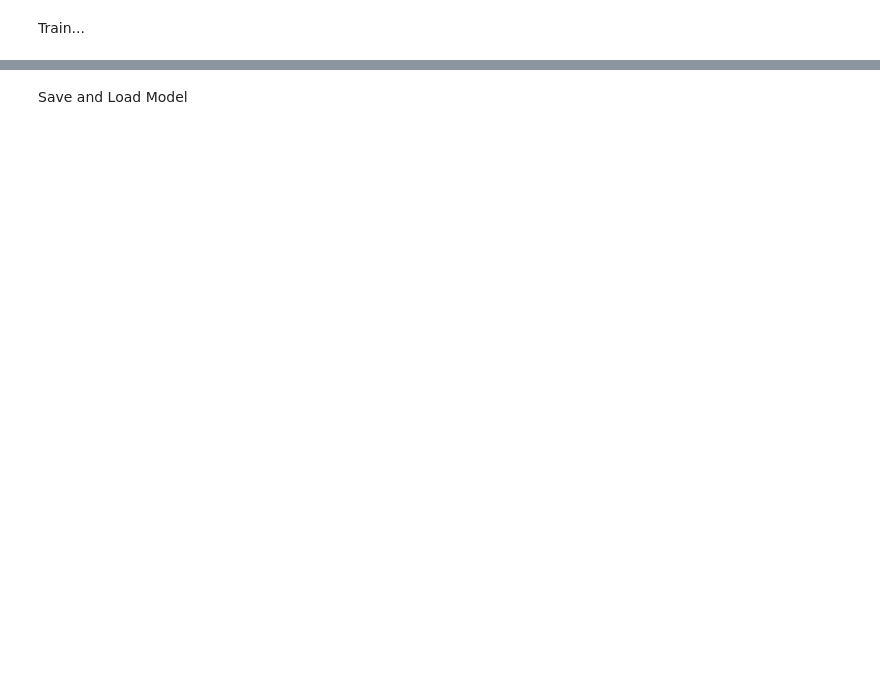
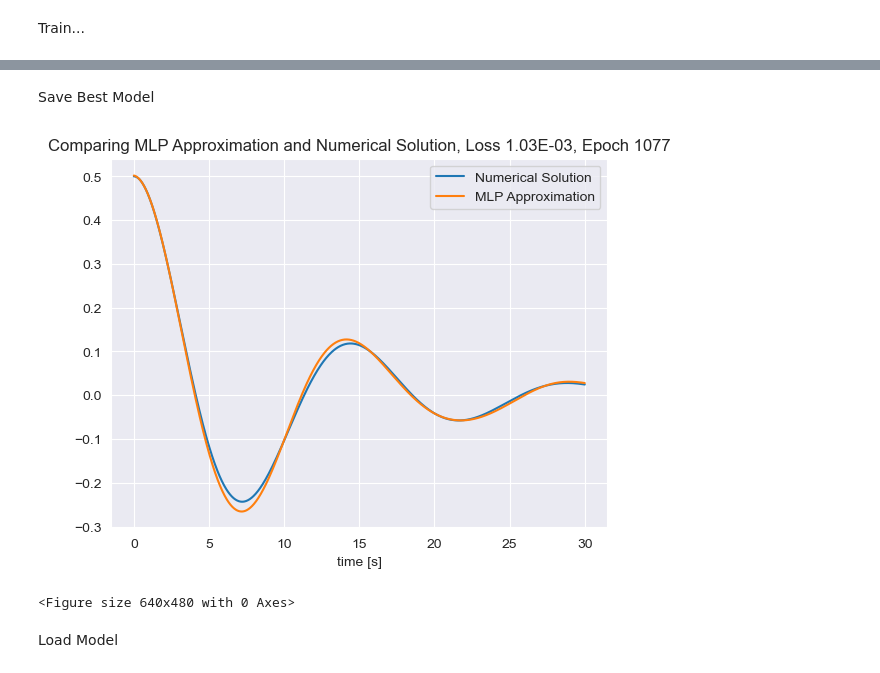
Before and after one commit to RoshenS/PINNs, a Jupyter notebook: PINN temp code.ipynb, the cells around one changed output, grey strips where cells are left out. Saved outputs shown, nothing was run; the diff lists cells and outputs as text; code cells hidden in the pictures; blank space fills up the shorter version.

```diff
--- a/PINN temp code.ipynb
+++ b/PINN temp code.ipynb
@@ -351,4 +383,21 @@ Finished epoch 5000, latest loss 2.61E-03
 <Figure size 640x480 with 0 Axes>
 # %% [markdown]
-Save and Load Model
+Save Best Model
+# %%
+model.load_state_dict(best_model['model_state_dict'])
+optim.load_state_dict(best_model['optimizer_state_dict'])
+epoch = best_model['epoch']
+loss = best_model['loss']
+
+model.eval()
+
+plot_comp()
+
+PATH = f"Models\\{loss:.2E}_{epoch}.tar"
+torch.save(best_model, PATH)
+# %% [output]
+[figure, added]
+<Figure size 640x480 with 0 Axes>
+# %% [markdown]
+Load Model
 # %%
```
Also changed, not shown: parts of 17 cells of this notebook, 3 other files.
